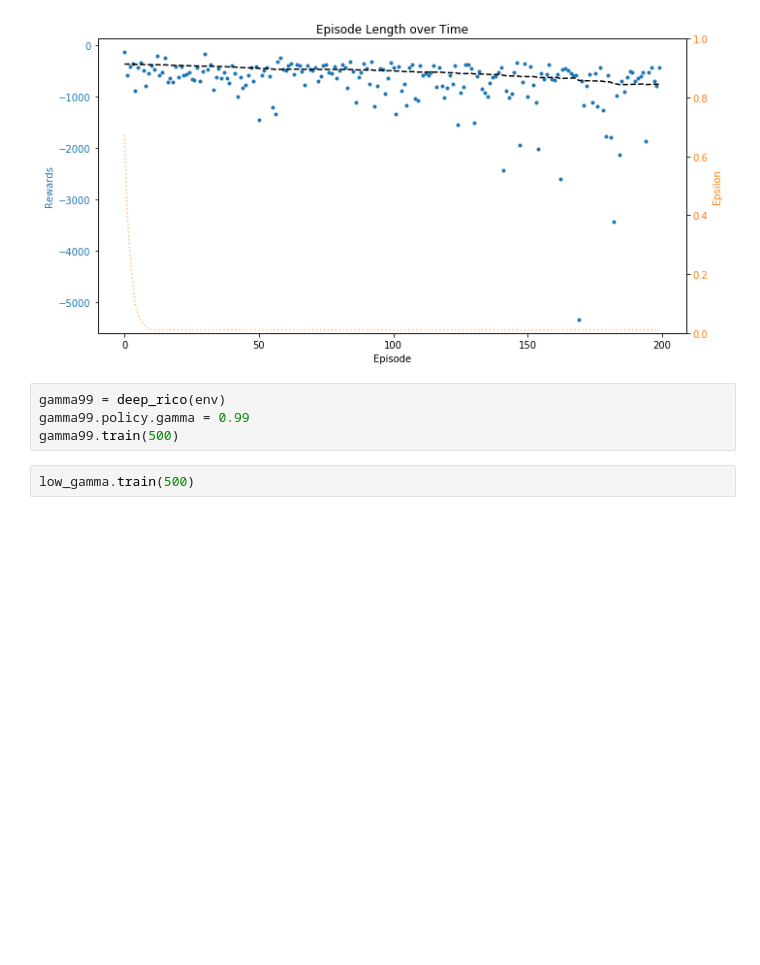
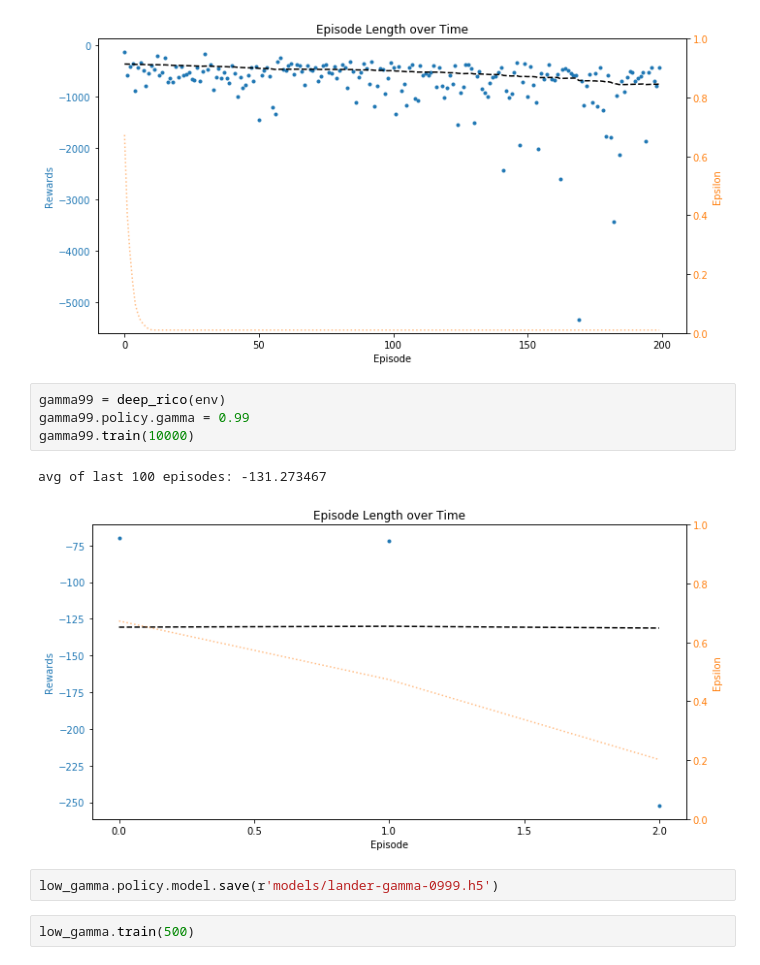
Before and after one commit to unoti/ai-gym-experiments, a Jupyter notebook: 7-Lunar Lander.ipynb, the cells around one changed output. Drawn from its saved outputs; the diff is of its cells as text; blank space fills up the shorter version.

Commit message:
saved lander models

```diff
--- a/7-Lunar Lander.ipynb
+++ b/7-Lunar Lander.ipynb
@@ -43,7 +41,12 @@ avg of last 100 episodes: -568.206607
 # %%
 gamma99 = deep_rico(env)
 gamma99.policy.gamma = 0.99
-gamma99.train(500)
+gamma99.train(10000)
+# %% [output]
+avg of last 100 episodes: -131.273467
+[figure, added]
+# %%
+low_gamma.policy.model.save(r'models/lander-gamma-0999.h5')
 # %%
 low_gamma.train(500)
 # %% [output]
```
Also changed, not shown: parts of 1 cell of this notebook, 3 other files.
